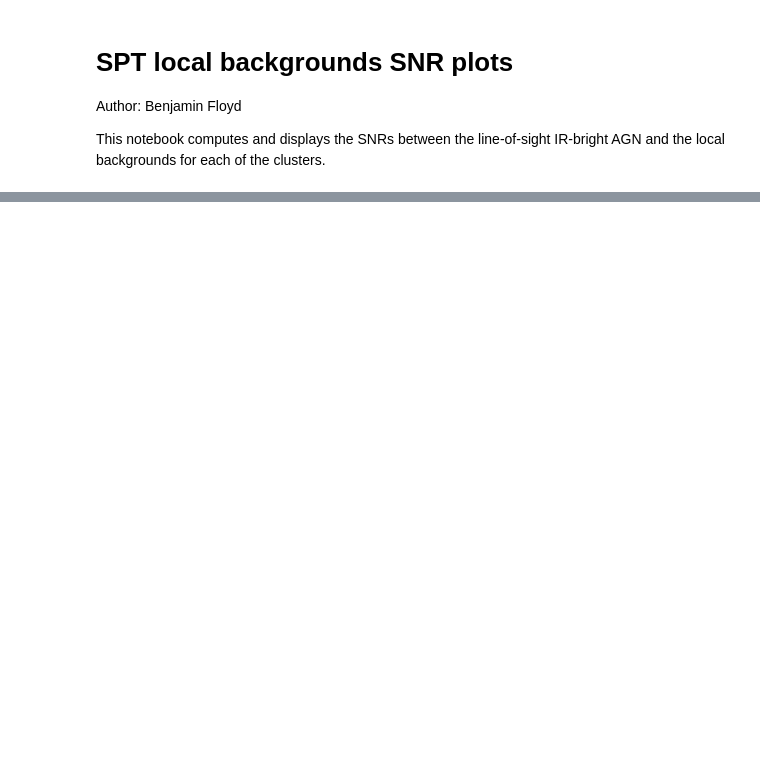
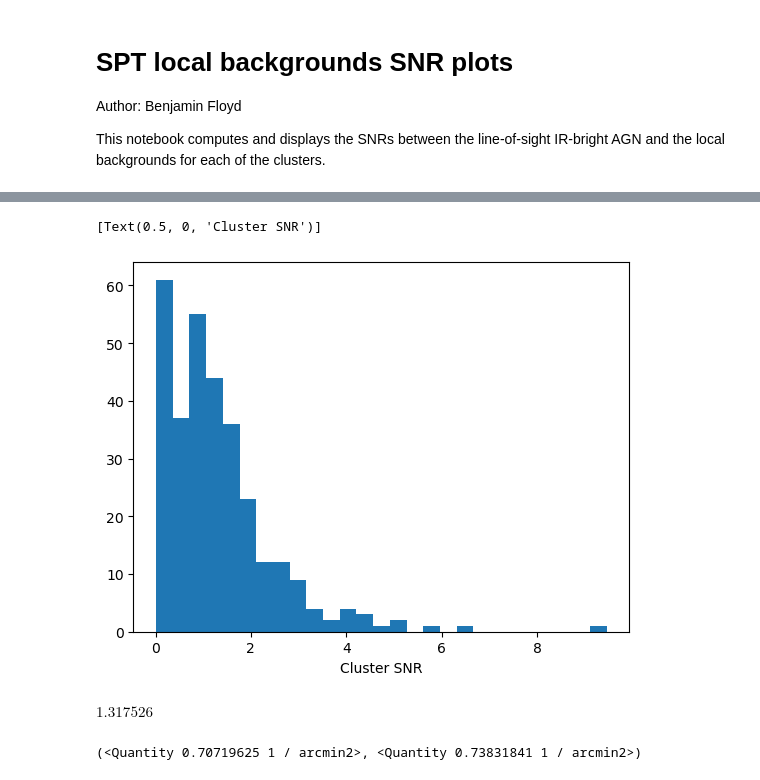
Before and after one commit to floydie7/SPT_AGN, a Jupyter notebook: SPT-local_bkg_SNR_plots.ipynb, the cells around one changed output, grey strips where cells are left out. Saved outputs shown, nothing was run; the diff lists cells and outputs as text; code cells hidden in the pictures; blank space fills up the shorter version.

```diff
--- a/SPT-local_bkg_SNR_plots.ipynb
+++ b/SPT-local_bkg_SNR_plots.ipynb
@@ -104,0 +136,15 @@ fig.savefig('Data_Repository/Project_Data/SPT-IRAGN/cluster-bkg_snr/cluster_agn_
+# %%
+fig, ax = plt.subplots()
+ax.hist(sptcl_surf_dens['snr'], bins='auto')
+ax.set(xlabel='Cluster SNR')
+# %% [output]
+[Text(0.5, 0, 'Cluster SNR')]
+[figure, added]
+# %%
+sptcl_surf_dens['snr'].mean()
+# %% [output]
+$1.317526 \; \mathrm{}$
+# %%
+sptcl_surf_dens['local_bkg_surf_den'].mean().to(u.arcmin**-2), sptcl_surf_dens['los_surf_den'].mean().to(u.arcmin**-2)
+# %% [output]
+(<Quantity 0.70719625 1 / arcmin2>, <Quantity 0.73831841 1 / arcmin2>)
```
Also changed, not shown: parts of 25 cells of this notebook, 1 other file.
